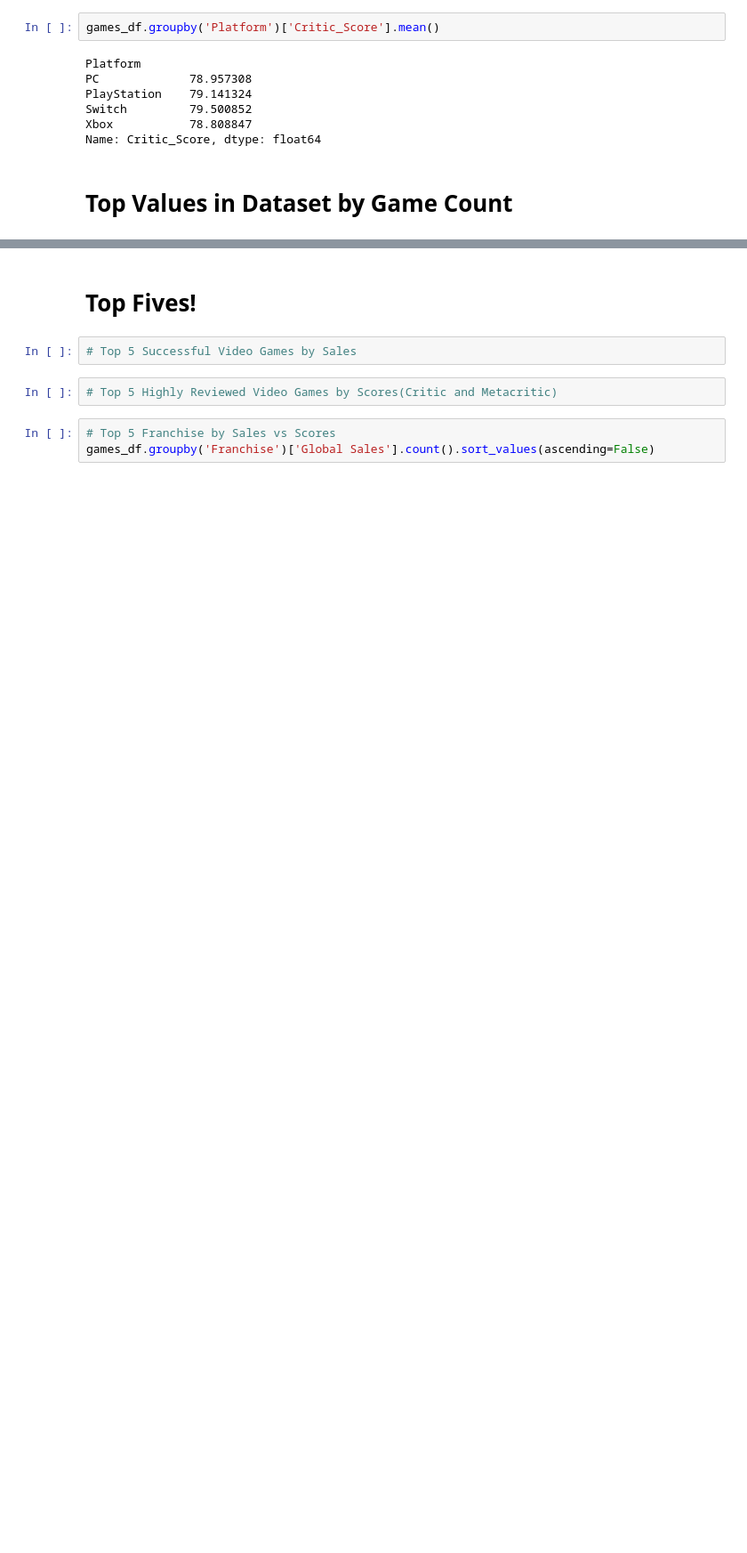
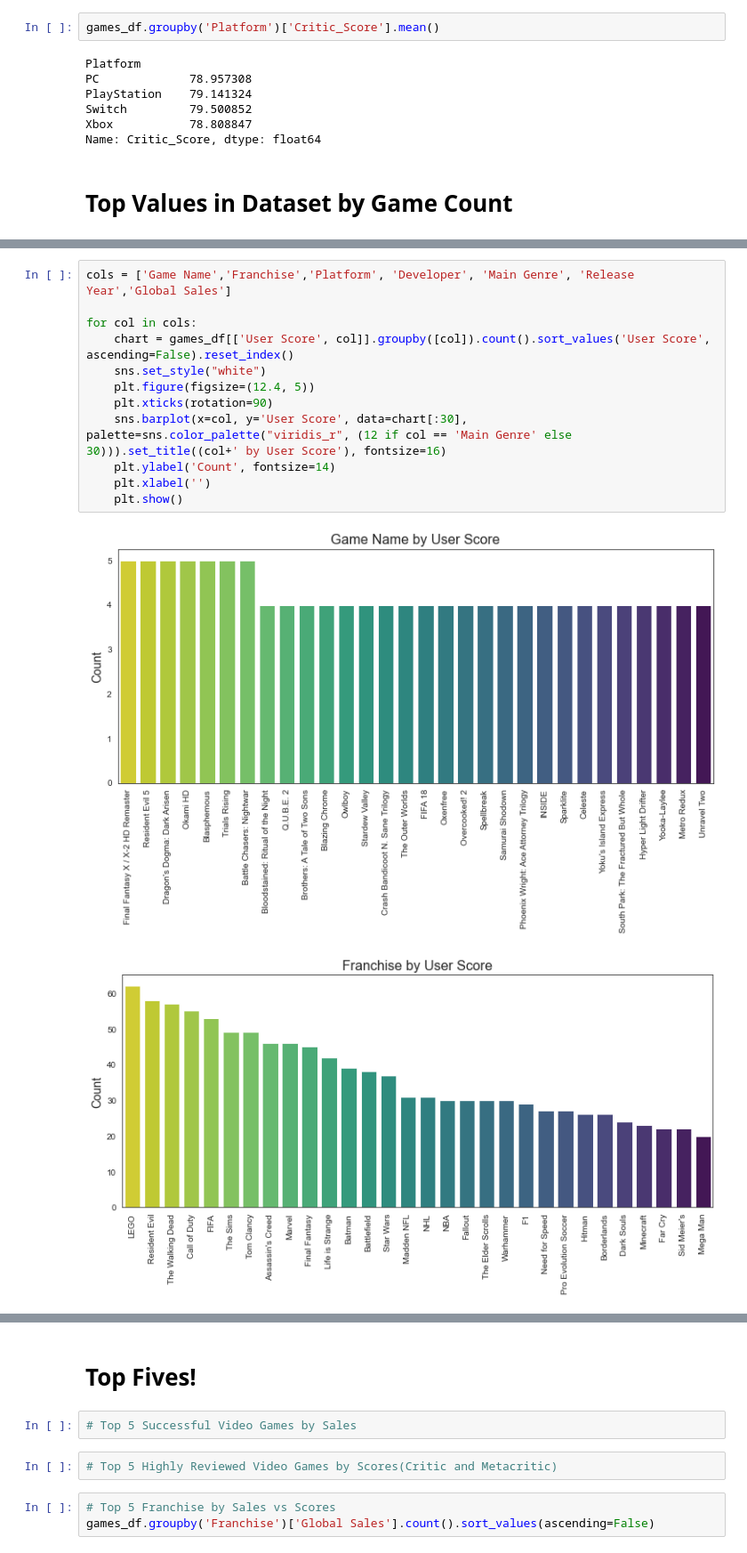
Before and after one commit to taznuva/Video-Games, a Jupyter notebook: Segment 3/Data Exploration/games_analysis.ipynb, the cells around one changed output, grey strips where cells are left out. Shown at 89% size. Drawn from its saved outputs; the diff is of its cells as text; blank space fills up the shorter version.

```diff
--- a/Segment 3/Data Exploration/games_analysis.ipynb
+++ b/Segment 3/Data Exploration/games_analysis.ipynb
@@ -137,0 +180,15 @@ for col in cols:
+# %%
+cols = ['Game Name','Franchise','Platform', 'Developer', 'Main Genre', 'Release Year','Global Sales']
+
+for col in cols:
+    chart = games_df[['User Score', col]].groupby([col]).count().sort_values('User Score', ascending=False).reset_index()
+    sns.set_style("white")
+    plt.figure(figsize=(12.4, 5))
+    plt.xticks(rotation=90)
+    sns.barplot(x=col, y='User Score', data=chart[:30], palette=sns.color_palette("viridis_r", (12 if col == 'Main Genre' else 30))).set_title((col+' by User Score'), fontsize=16)
+    plt.ylabel('Count', fontsize=14)
+    plt.xlabel('')
+    plt.show()
+# %% [output]
+[figure, added]
+[figure, added]
```
Also changed, not shown: parts of 9 cells of this notebook, 4 other files.
